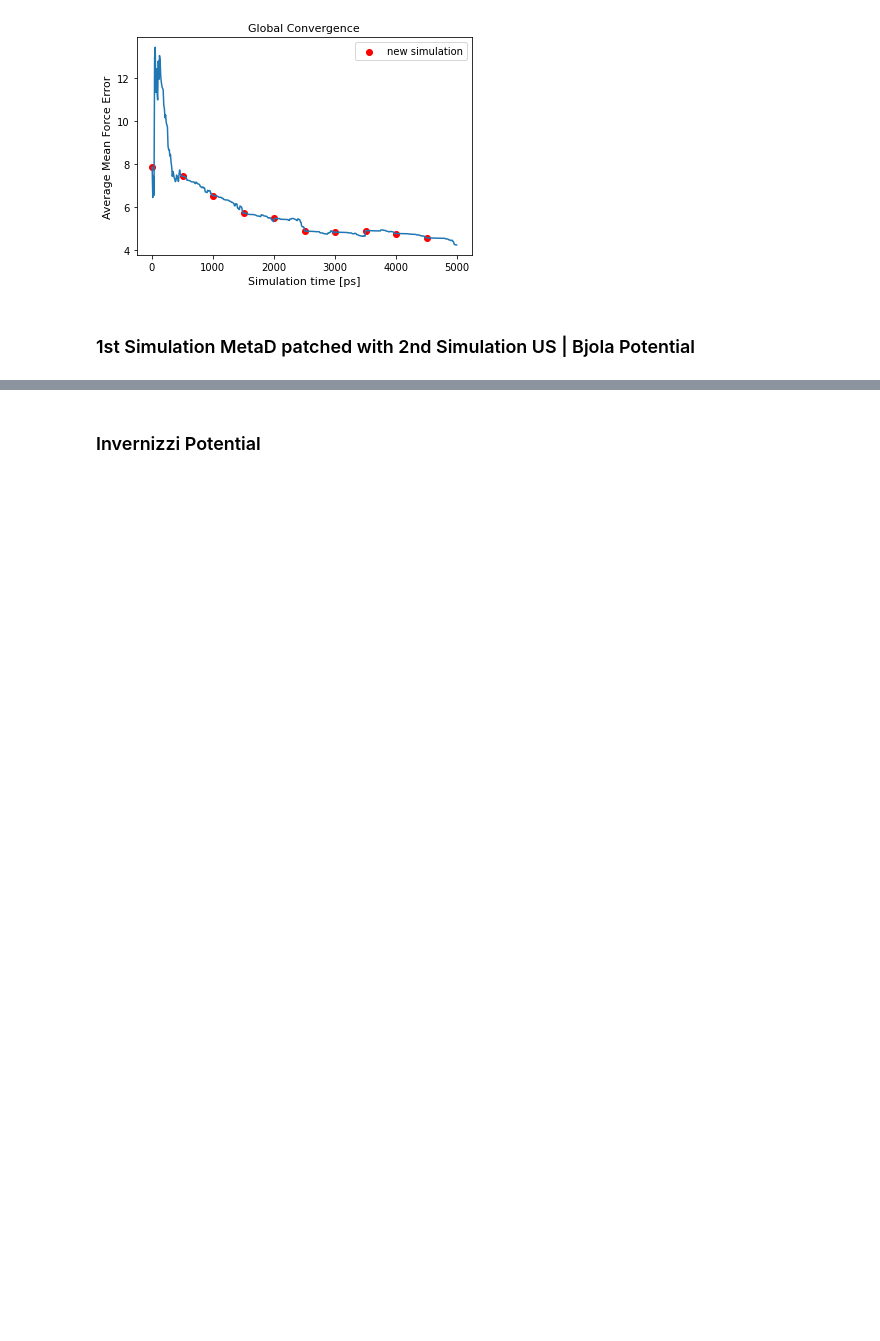
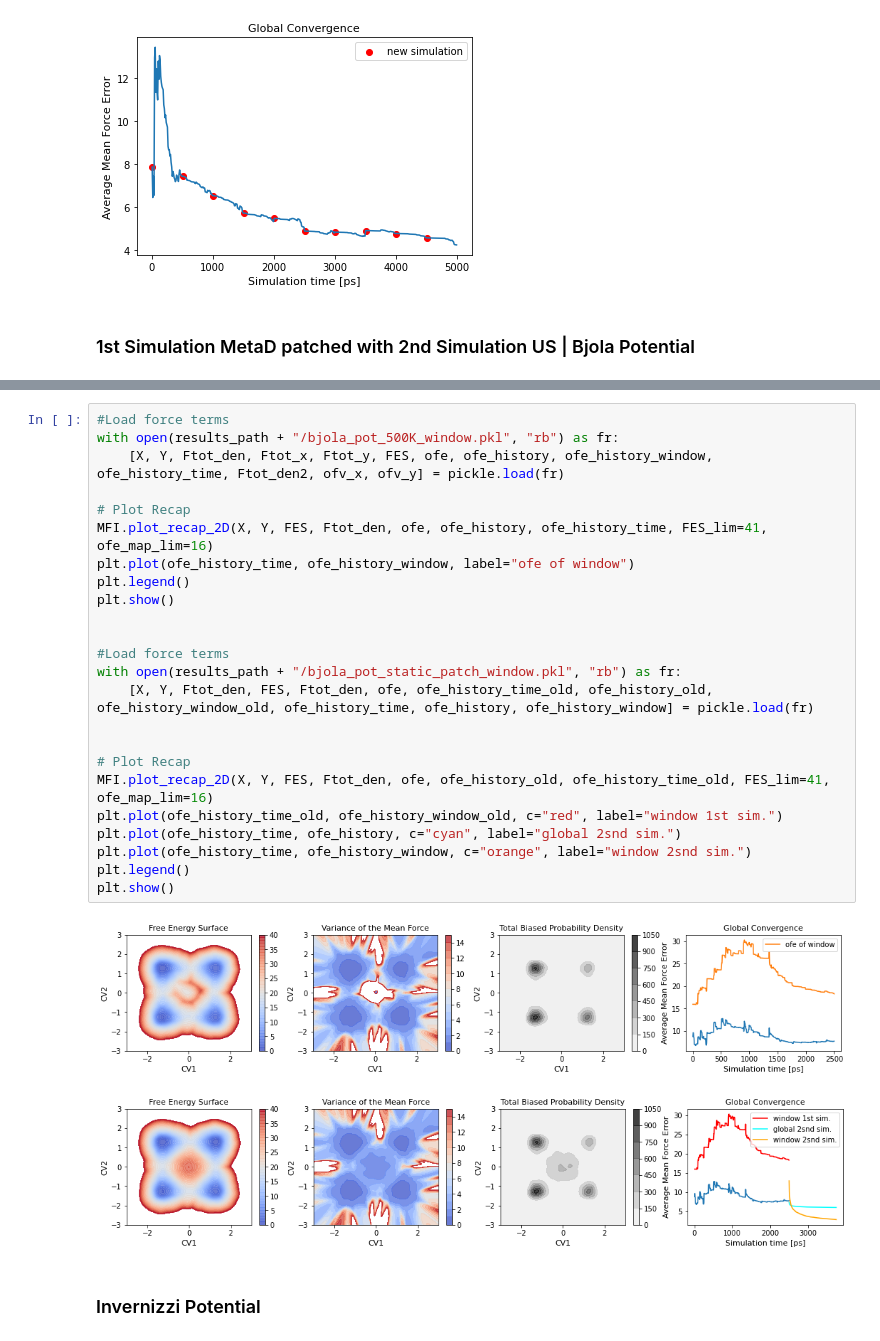
Before and after one commit to mme-ucl/MFI, a Jupyter notebook: MFI_notebook.ipynb, the cells around one changed output, grey strips where cells are left out. Cells and saved outputs as stored; diff of their text form; blank space fills up the shorter version.

```diff
--- a/MFI_notebook.ipynb
+++ b/MFI_notebook.ipynb
@@ -592,3 +697,30 @@ MFI.plot_recap_2D(X, Y, FES, Ftot_den, ofe, ofe_history, ofe_history_time, FES_l
+# %%
+#Load force terms
+with open(results_path + "/bjola_pot_500K_window.pkl", "rb") as fr:
+    [X, Y, Ftot_den, Ftot_x, Ftot_y, FES, ofe, ofe_history, ofe_history_window, ofe_history_time, Ftot_den2, ofv_x, ofv_y] = pickle.load(fr)
+
+# Plot Recap
+MFI.plot_recap_2D(X, Y, FES, Ftot_den, ofe, ofe_history, ofe_history_time, FES_lim=41, ofe_map_lim=16)
+plt.plot(ofe_history_time, ofe_history_window, label="ofe of window")
+plt.legend()
+plt.show()
+
+
+#Load force terms
+with open(results_path + "/bjola_pot_static_patch_window.pkl", "rb") as fr:
+    [X, Y, Ftot_den, FES, Ftot_den, ofe, ofe_history_time_old, ofe_history_old, ofe_history_window_old, ofe_history_time, ofe_history, ofe_history_window] = pickle.load(fr)
+
+
+# Plot Recap
+MFI.plot_recap_2D(X, Y, FES, Ftot_den, ofe, ofe_history_old, ofe_history_time_old, FES_lim=41, ofe_map_lim=16)
+plt.plot(ofe_history_time_old, ofe_history_window_old, c="red", label="window 1st sim.")
+plt.plot(ofe_history_time, ofe_history, c="cyan", label="global 2snd sim.")
+plt.plot(ofe_history_time, ofe_history_window, c="orange", label="window 2snd sim.")
+plt.legend()
+plt.show()
+# %% [output]
+[figure, added]
+[figure, added]
 # %% [markdown]
 ### Invernizzi Potential
 # %%
```
Also changed, not shown: parts of 3 cells of this notebook, 13 other files.
